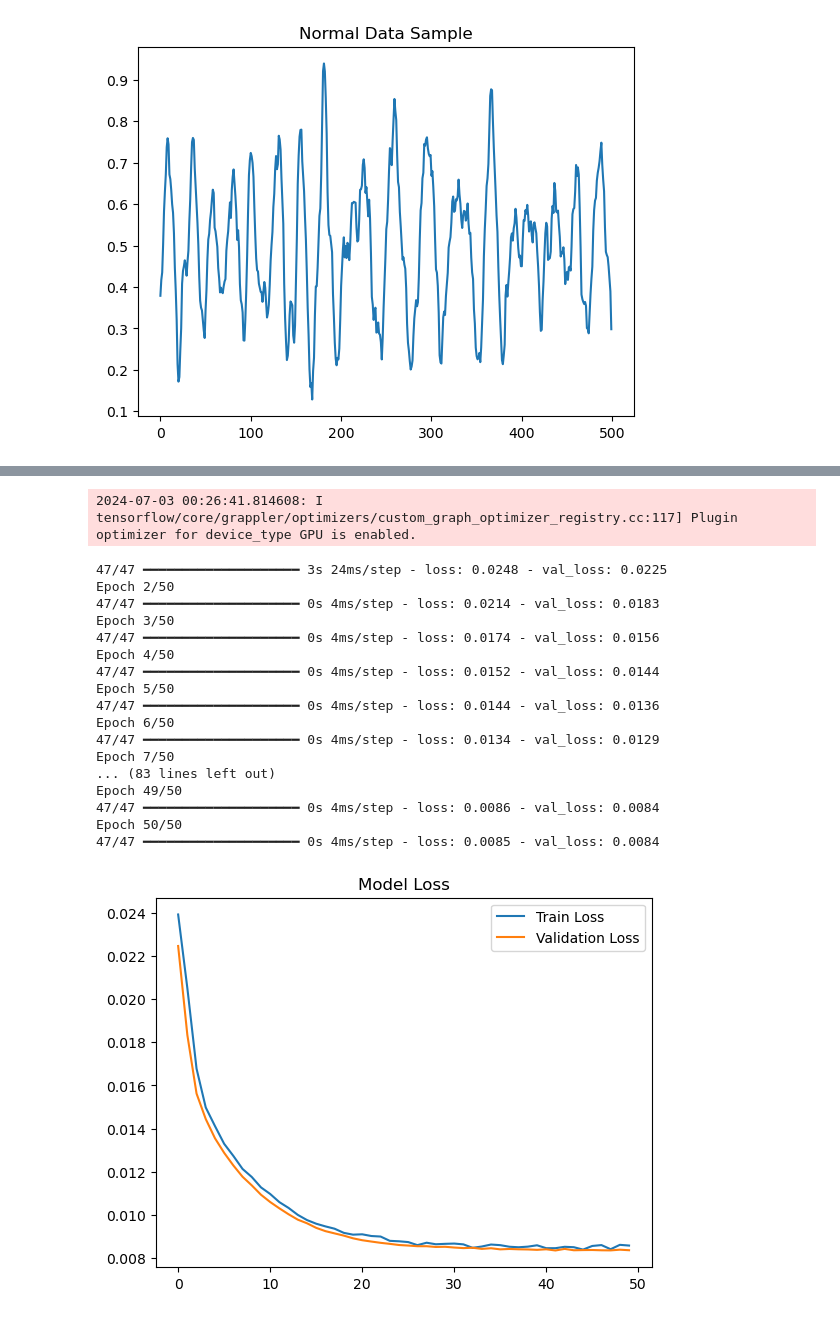
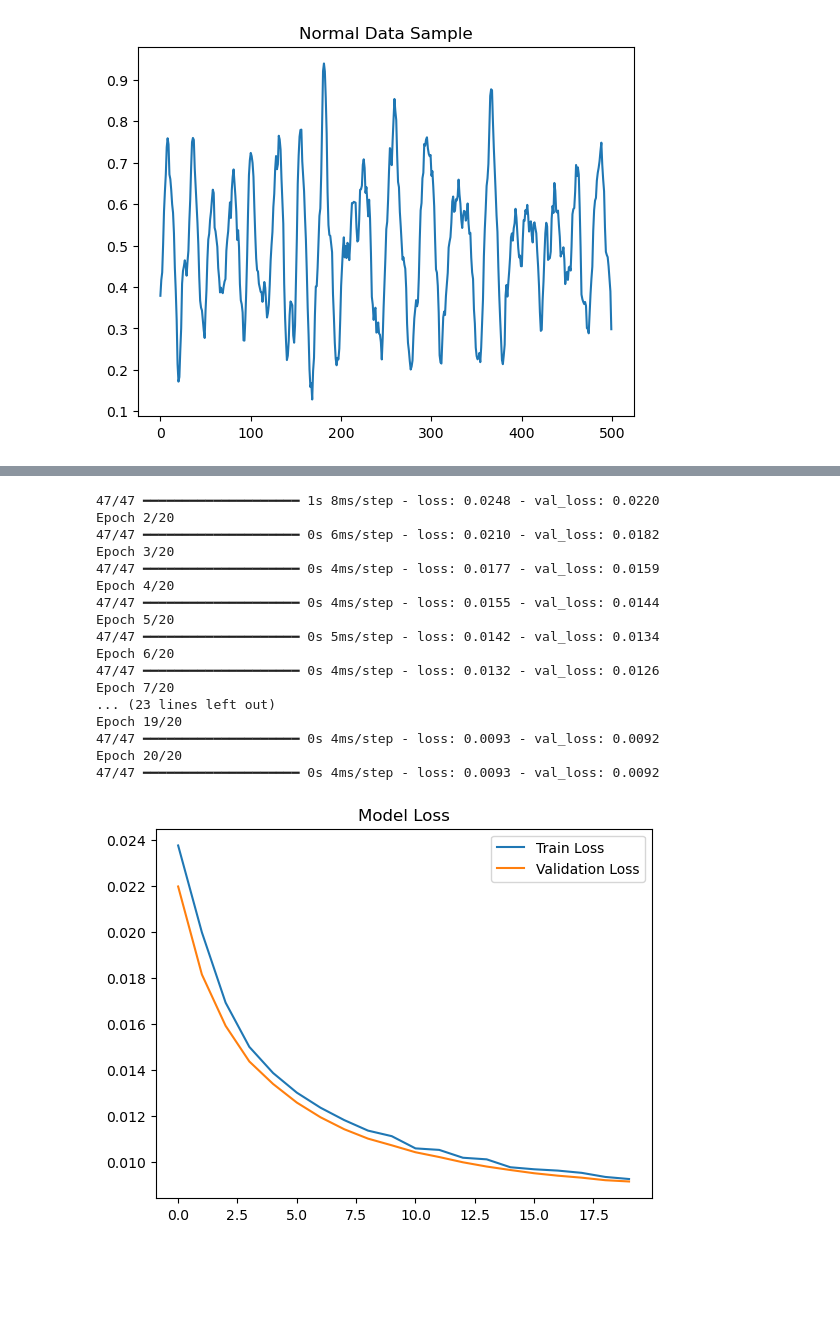
Before and after one commit to 1TAEKIM/Improvement-of-defect-rate, a Jupyter notebook: autoencoder.ipynb, the cells around one changed output, grey strips where cells are left out. Saved outputs shown, nothing was run; the diff lists cells and outputs as text; code cells hidden in the pictures; blank space fills up the shorter version.

```diff
--- a/autoencoder.ipynb
+++ b/autoencoder.ipynb
@@ -91,7 +91,7 @@ autoencoder.compile(optimizer='adam', loss='mse')
 
 # 모델 학습
 history = autoencoder.fit(X_train_normal_scaled, X_train_normal_scaled,
-                          epochs=50,
+                          epochs=20,
                           batch_size=32,
                           validation_split=0.2,
                           shuffle=True)
@@ -112,22 +113,21 @@ Epoch 1/50
-2024-07-03 00:26:41.814608: I tensorflow/core/grappler/optimizers/custom_graph_optimizer_registry.cc:117] Plugin optimizer for device_type GPU is enabled.
+47/47 ━━━━━━━━━━━━━━━━━━━━ 1s 8ms/step - loss: 0.0248 - val_loss: 0.0220
+Epoch 2/20
+47/47 ━━━━━━━━━━━━━━━━━━━━ 0s 6ms/step - loss: 0.0210 - val_loss: 0.0182
+Epoch 3/20
+47/47 ━━━━━━━━━━━━━━━━━━━━ 0s 4ms/step - loss: 0.0177 - val_loss: 0.0159
+Epoch 4/20
+47/47 ━━━━━━━━━━━━━━━━━━━━ 0s 4ms/step - loss: 0.0155 - val_loss: 0.0144
+Epoch 5/20
+47/47 ━━━━━━━━━━━━━━━━━━━━ 0s 5ms/step - loss: 0.0142 - val_loss: 0.0134
+Epoch 6/20
+47/47 ━━━━━━━━━━━━━━━━━━━━ 0s 4ms/step - loss: 0.0132 - val_loss: 0.0126
+Epoch 7/20
+... (23 lines left out)
+Epoch 19/20
+47/47 ━━━━━━━━━━━━━━━━━━━━ 0s 4ms/step - loss: 0.0093 - val_loss: 0.0092
+Epoch 20/20
+47/47 ━━━━━━━━━━━━━━━━━━━━ 0s 4ms/step - loss: 0.0093 - val_loss: 0.0092
-47/47 ━━━━━━━━━━━━━━━━━━━━ 3s 24ms/step - loss: 0.0248 - val_loss: 0.0225
-Epoch 2/50
-47/47 ━━━━━━━━━━━━━━━━━━━━ 0s 4ms/step - loss: 0.0214 - val_loss: 0.0183
-Epoch 3/50
-47/47 ━━━━━━━━━━━━━━━━━━━━ 0s 4ms/step - loss: 0.0174 - val_loss: 0.0156
-Epoch 4/50
-47/47 ━━━━━━━━━━━━━━━━━━━━ 0s 4ms/step - loss: 0.0152 - val_loss: 0.0144
-Epoch 5/50
-47/47 ━━━━━━━━━━━━━━━━━━━━ 0s 4ms/step - loss: 0.0144 - val_loss: 0.0136
-Epoch 6/50
-47/47 ━━━━━━━━━━━━━━━━━━━━ 0s 4ms/step - loss: 0.0134 - val_loss: 0.0129
-Epoch 7/50
-... (83 lines left out)
-Epoch 49/50
-47/47 ━━━━━━━━━━━━━━━━━━━━ 0s 4ms/step - loss: 0.0086 - val_loss: 0.0084
-Epoch 50/50
-47/47 ━━━━━━━━━━━━━━━━━━━━ 0s 4ms/step - loss: 0.0085 - val_loss: 0.0084
-[figure, old version]
+[figure, new version]
 # %%
 # 재구성 오차 계산
 reconstructions = autoencoder.predict(X_test_scaled)
```
Also changed, not shown: parts of 3 cells of this notebook, 3 other files.
